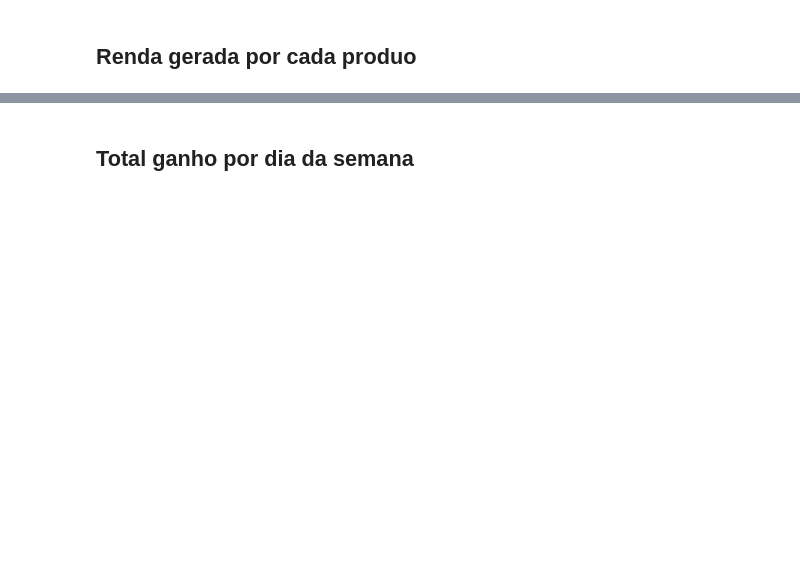
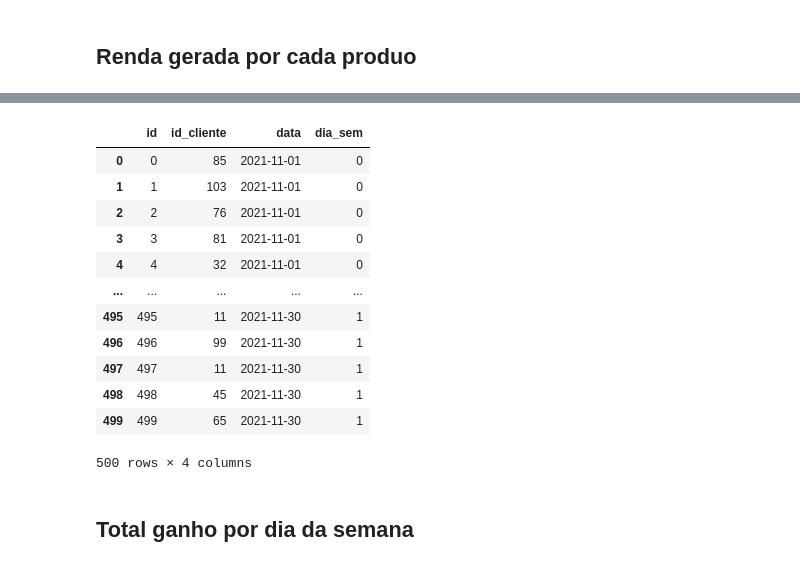
Before and after one commit to BrunoFornaro/A2-LP, a Jupyter notebook: Analise_inacabada.ipynb, the cells around one changed output, grey strips where cells are left out. Saved outputs shown, nothing was run; the diff lists cells and outputs as text; code cells hidden in the pictures; blank space fills up the shorter version.

```diff
--- a/Analise_inacabada.ipynb
+++ b/Analise_inacabada.ipynb
@@ -148,3 +149,19 @@ fig.show()
+# %%
+vendas
+# %% [output]
+|  | id | id_cliente | data | dia_sem |
+| 0 | 0 | 85 | 2021-11-01 | 0 |
+| 1 | 1 | 103 | 2021-11-01 | 0 |
+| 2 | 2 | 76 | 2021-11-01 | 0 |
+| 3 | 3 | 81 | 2021-11-01 | 0 |
+| 4 | 4 | 32 | 2021-11-01 | 0 |
+| ... | ... | ... | ... | ... |
+| 495 | 495 | 11 | 2021-11-30 | 1 |
+| 496 | 496 | 99 | 2021-11-30 | 1 |
+| 497 | 497 | 11 | 2021-11-30 | 1 |
+| 498 | 498 | 45 | 2021-11-30 | 1 |
+| 499 | 499 | 65 | 2021-11-30 | 1 |
+500 rows × 4 columns
 # %% [markdown]
 ## Total ganho por dia da semana
 # %%
```
Also changed, not shown: parts of 8 cells of this notebook, 1 other file.
